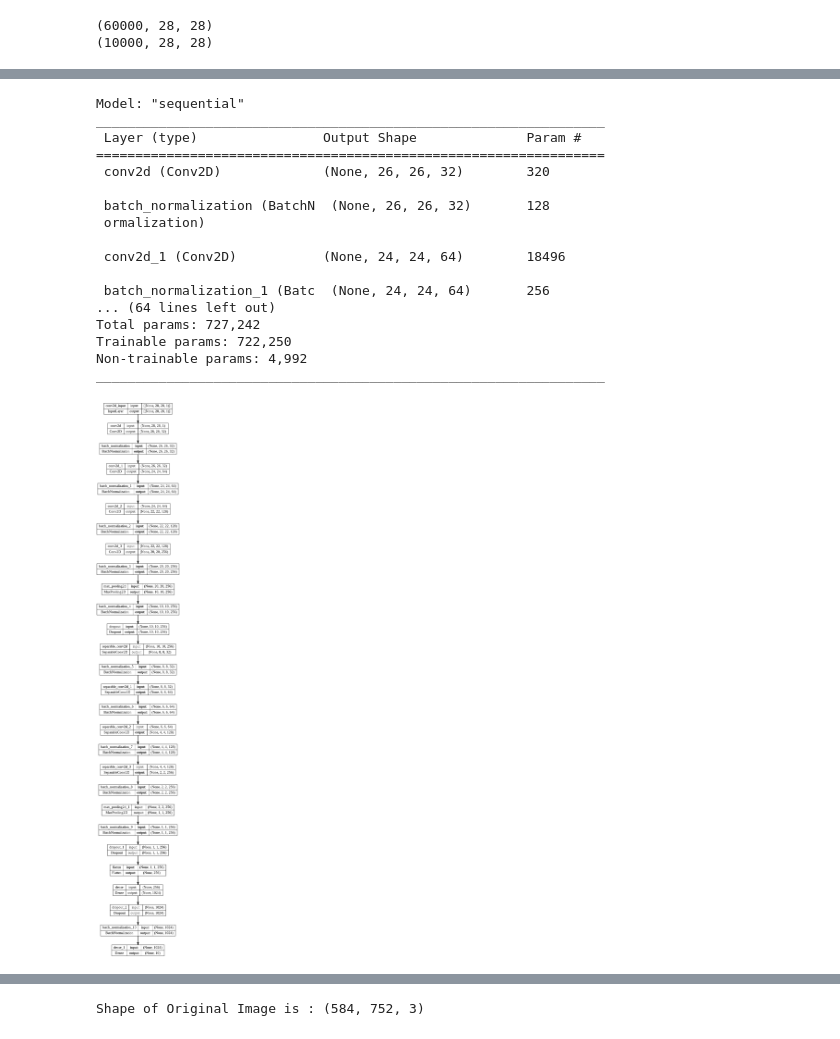
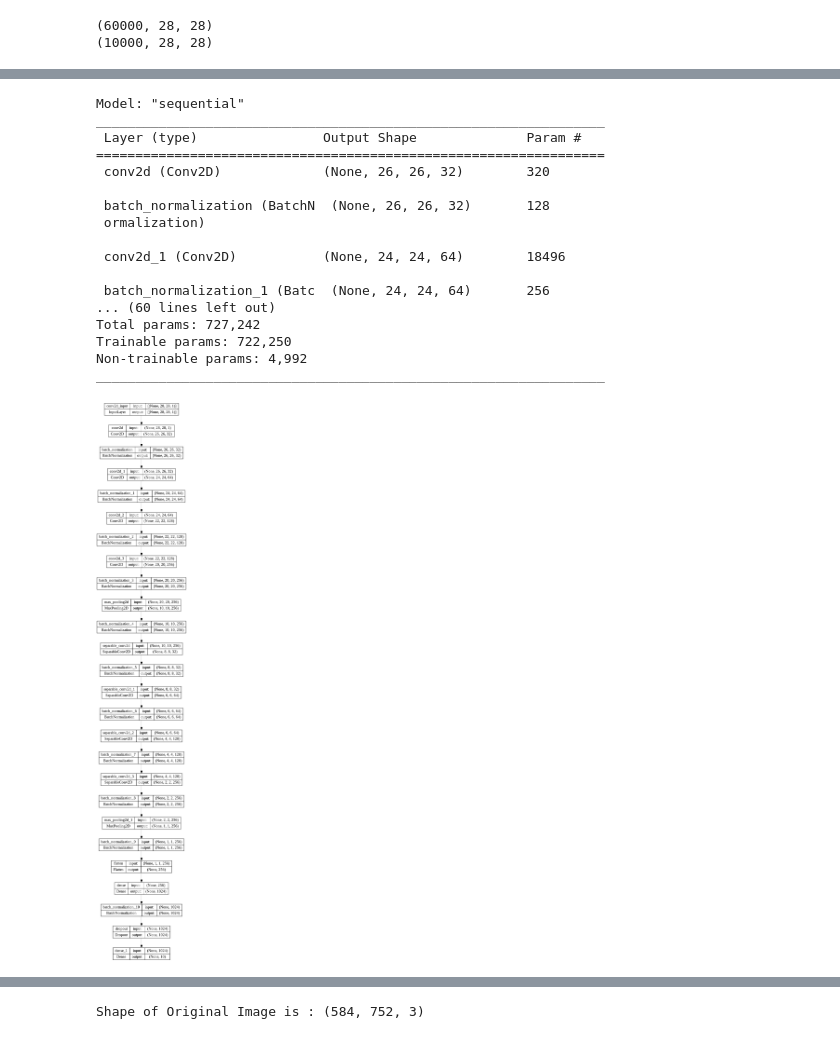
Before and after one commit to hoashalarajh/python-code, a Jupyter notebook: New_Architecture_for_MNIST_Classification_with_CNN_and_Separable_CNN.ipynb, the cells around one changed output, grey strips where cells are left out. Drawn from its saved outputs; the diff is of its cells as text; code cells hidden in the pictures.

```diff
--- a/New_Architecture_for_MNIST_Classification_with_CNN_and_Separable_CNN.ipynb
+++ b/New_Architecture_for_MNIST_Classification_with_CNN_and_Separable_CNN.ipynb
@@ -64,7 +64,7 @@ model.add(layers.Conv2D(256, (3,3), activation = 'relu'))
 model.add(BatchNormalization())
 model.add(layers.MaxPooling2D(pool_size = (2,2), padding = 'valid'))
 model.add(BatchNormalization())
-model.add(layers.Dropout(0.25))
+
 
 # Separable Convolutional Layer
 model.add(layers.SeparableConv2D(32, (3,3), activation = 'relu'))
@@ -77,41 +77,40 @@ model.add(layers.SeparableConv2D(256, (3,3), activation = 'relu'))
 model.add(BatchNormalization())
 model.add(layers.MaxPooling2D(pool_size = (2,2), padding = 'valid'))
 model.add(BatchNormalization())
-model.add(layers.Dropout(0.25))
+
 
 
 
 # Flattening the feature maps
 model.add(layers.Flatten())
 # Feed it to Fully Connected Layers
 # Classification is Done here
 model.add(layers.Dense(1024, activation = 'relu'))
-model.add(layers.Dropout(0.2))
 model.add(BatchNormalization())
-
+model.add(layers.Dropout(0.65))
 model.add(layers.Dense(10, activation = 'softmax'))
 
 model.summary()
 tf.keras.utils.plot_model(model, show_shapes = True)
 # %% [output]
 Model: "sequential"
 _________________________________________________________________
  Layer (type)                Output Shape              Param #
 =================================================================
  conv2d (Conv2D)             (None, 26, 26, 32)        320
 
  batch_normalization (BatchN  (None, 26, 26, 32)       128
  ormalization)
 
  conv2d_1 (Conv2D)           (None, 24, 24, 64)        18496
 
  batch_normalization_1 (Batc  (None, 24, 24, 64)       256
-... (64 lines left out)
+... (60 lines left out)
 Total params: 727,242
 Trainable params: 722,250
 Non-trainable params: 4,992
 _________________________________________________________________
-[figure, old version]
+[figure, new version]
 # %%
 # Compiling the model
 model.compile(
```
Also changed, not shown: parts of 5 cells of this notebook.
